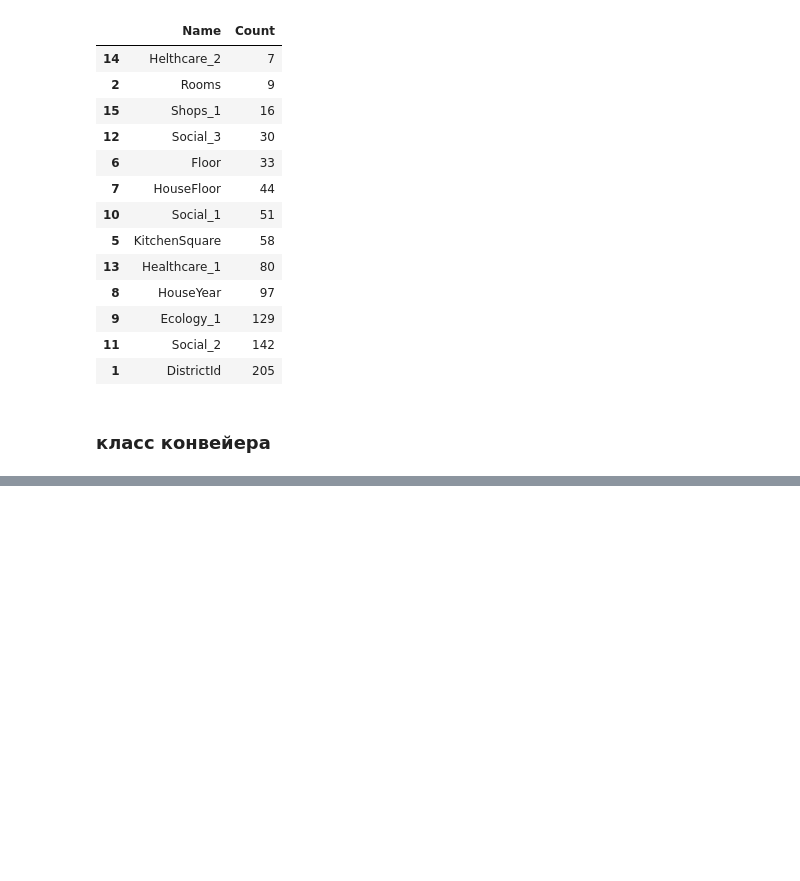
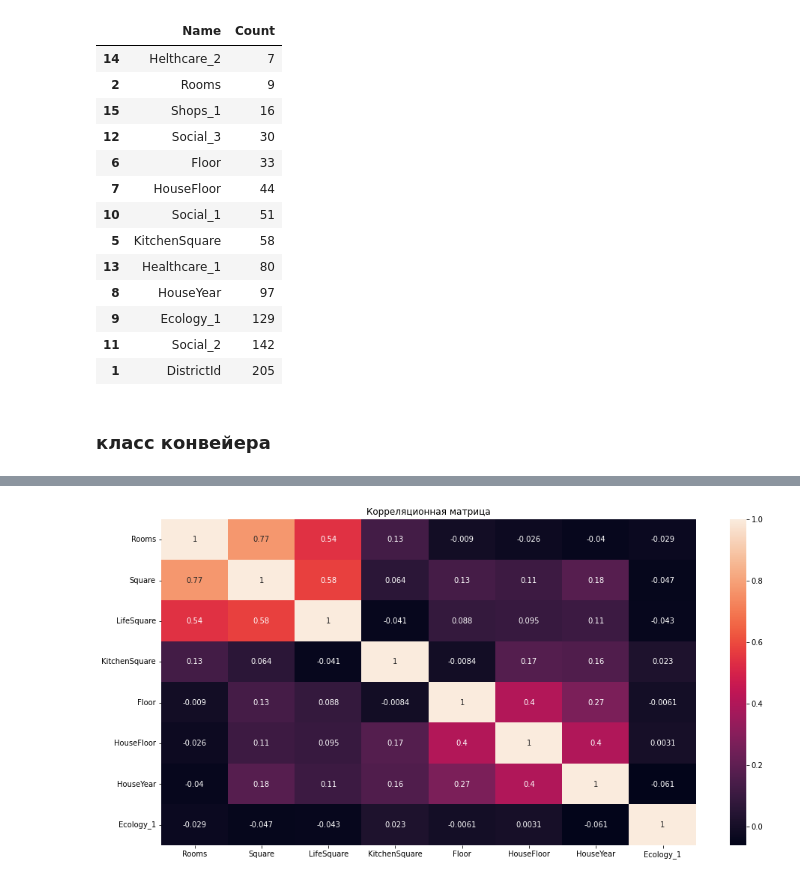
Before and after one commit to BlackStoneShadow/Python, a Jupyter notebook: MLearning/DSLibraries/Summary/Task1.ipynb, the cells around one changed output, grey strips where cells are left out. Saved outputs shown, nothing was run; the diff lists cells and outputs as text; code cells hidden in the pictures; blank space fills up the shorter version.

```diff
--- a/MLearning/DSLibraries/Summary/Task1.ipynb
+++ b/MLearning/DSLibraries/Summary/Task1.ipynb
@@ -299,0 +320,4 @@ pipeline.fit()
+# %%
+pipeline.corrplot(pipeline.sc_train_data)
+# %% [output]
+[figure, added]
```
Also changed, not shown: parts of 8 cells of this notebook.
